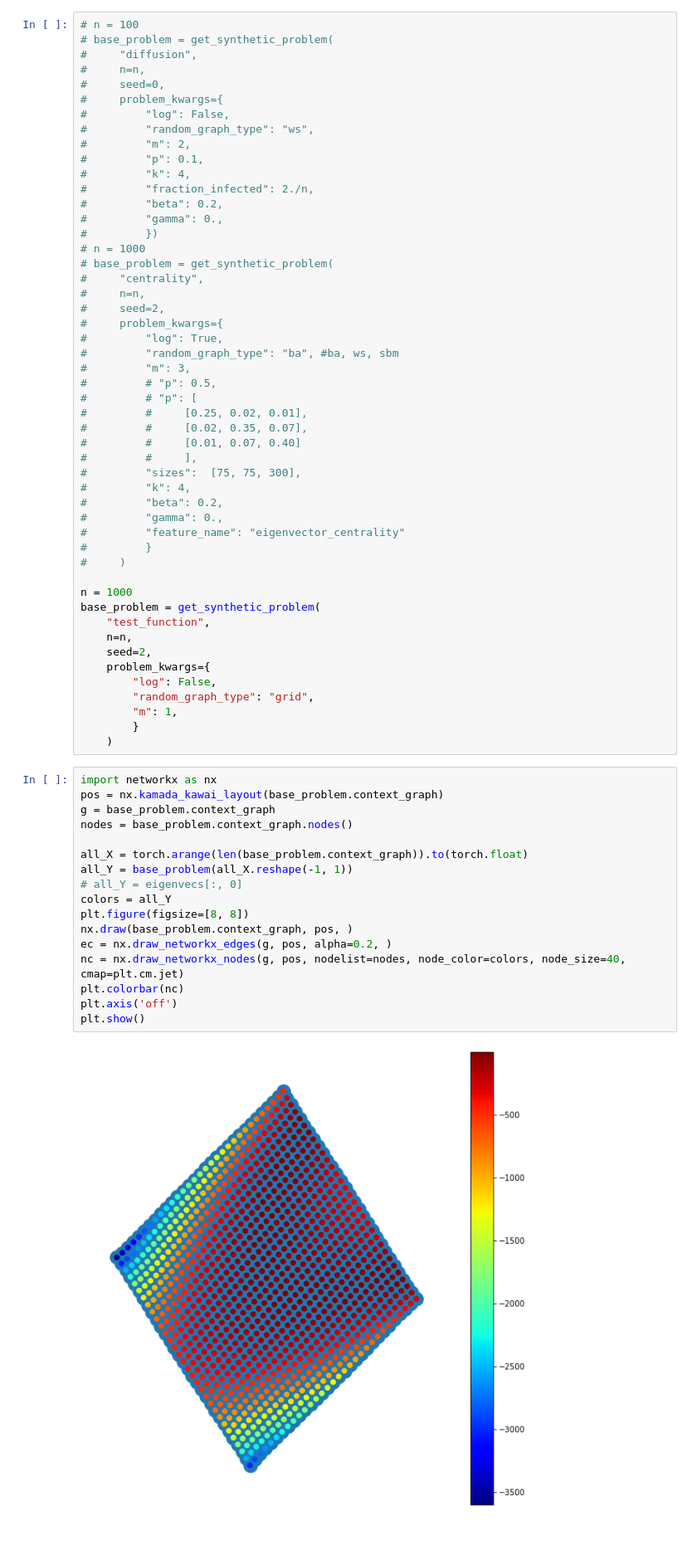
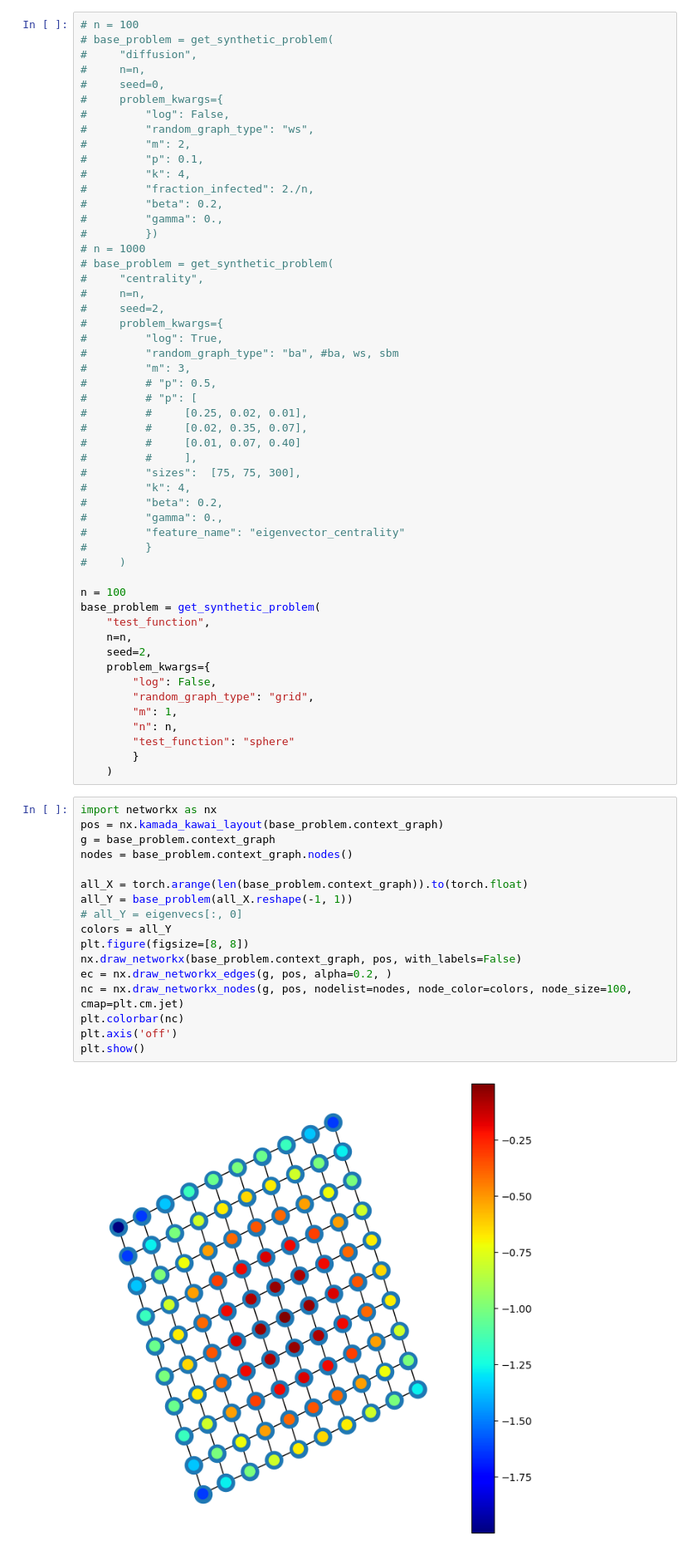
Before and after one commit to xingchenwan/bo-on-graph, a Jupyter notebook: notebooks/gp_cv.ipynb, the cells around one changed output. Shown at 83% size. Cells and saved outputs as stored; diff of their text form.

```diff
--- a/notebooks/gp_cv.ipynb
+++ b/notebooks/gp_cv.ipynb
@@ -56,7 +56,7 @@ from search.utils import eigendecompose_laplacian
 #         }
 #     )
 
-n = 1000
+n = 100
 base_problem = get_synthetic_problem(
     "test_function",
     n=n,
@@ -65,27 +65,29 @@ base_problem = get_synthetic_problem(
         "log": False,
         "random_graph_type": "grid",
         "m": 1,
+        "n": n,
+        "test_function": "sphere"
         }
     )
 # %%
 import networkx as nx
 pos = nx.kamada_kawai_layout(base_problem.context_graph)
 g = base_problem.context_graph
 nodes = base_problem.context_graph.nodes()
 
 all_X = torch.arange(len(base_problem.context_graph)).to(torch.float)
 all_Y = base_problem(all_X.reshape(-1, 1))
 # all_Y = eigenvecs[:, 0]
 colors = all_Y
 plt.figure(figsize=[8, 8])
-nx.draw(base_problem.context_graph, pos, )
+nx.draw_networkx(base_problem.context_graph, pos, with_labels=False)
 ec = nx.draw_networkx_edges(g, pos, alpha=0.2, )
-nc = nx.draw_networkx_nodes(g, pos, nodelist=nodes, node_color=colors, node_size=40, cmap=plt.cm.jet)
+nc = nx.draw_networkx_nodes(g, pos, nodelist=nodes, node_color=colors, node_size=100, cmap=plt.cm.jet)
 plt.colorbar(nc)
 plt.axis('off')
 plt.show()
 # %% [output]
-[figure, old version]
+[figure, new version]
 # %%
 # X = candidates.reshape(-1, 1).to(dtype=torch.float)
 from botorch.utils.transforms import standardize
```
Also changed, not shown: parts of 21 cells of this notebook, 6 other files.
